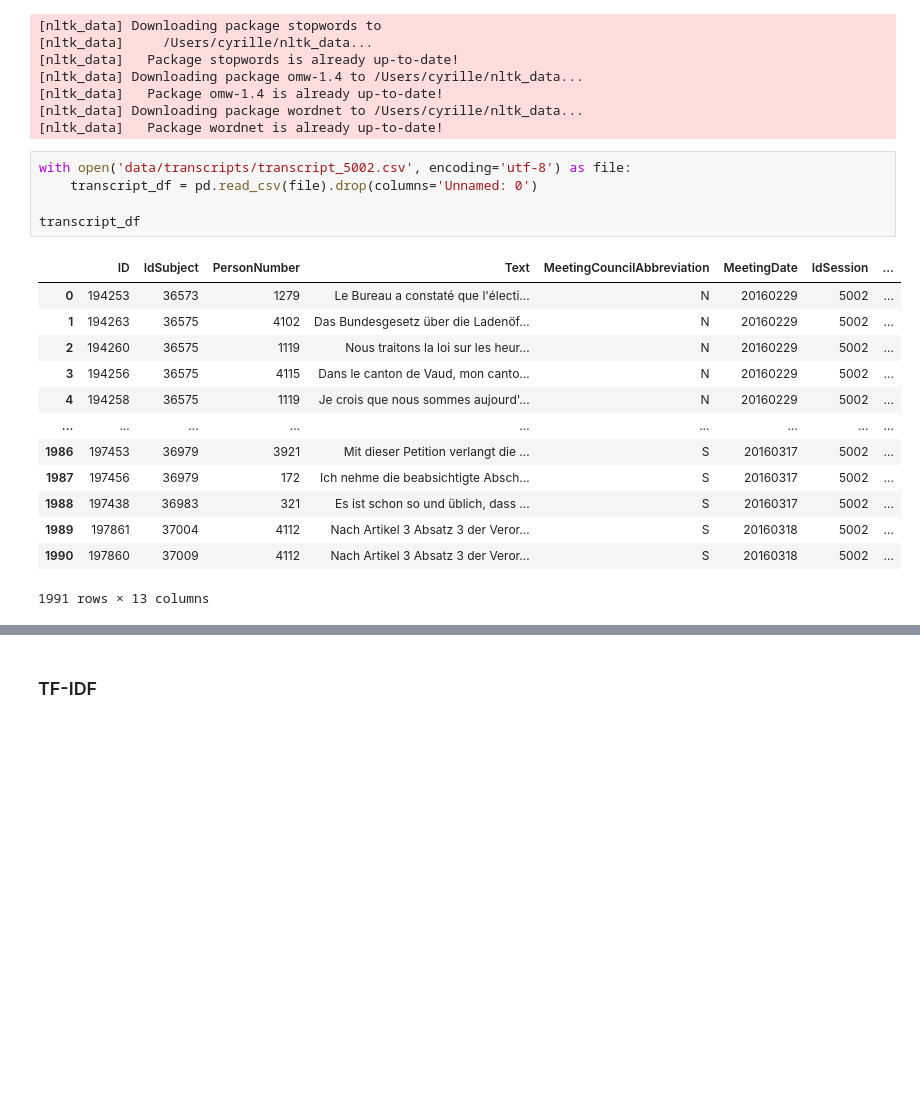
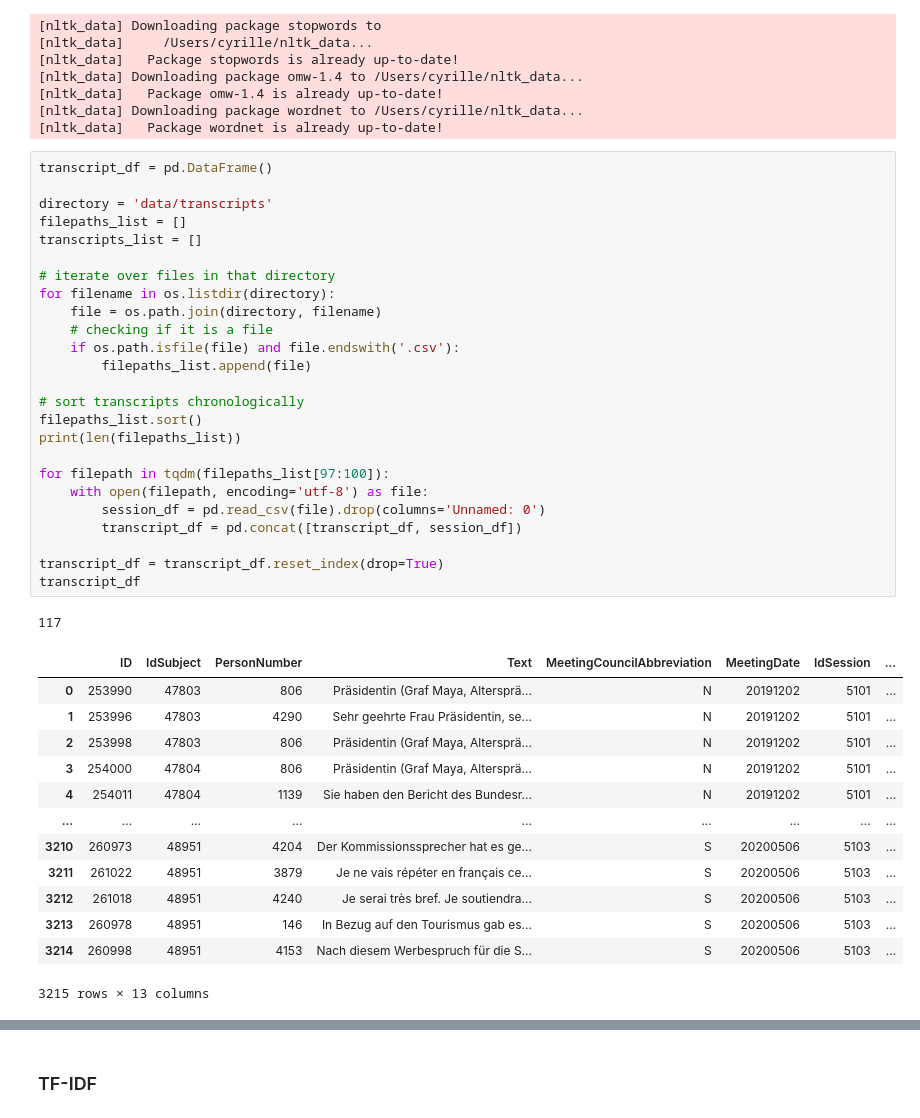
Before and after one commit to cgcrts/ef23_discours, a Jupyter notebook: topic_processing.ipynb, the cells around one changed output, grey strips where cells are left out. Saved outputs shown, nothing was run; the diff lists cells and outputs as text; blank space fills up the shorter version.

```diff
--- a/topic_processing.ipynb
+++ b/topic_processing.ipynb
@@ -48,22 +70,43 @@ wn = nltk.WordNetLemmatizer()
 [nltk_data] Downloading package wordnet to /Users/cyrille/nltk_data...
 [nltk_data]   Package wordnet is already up-to-date!
 # %%
-with open('data/transcripts/transcript_5002.csv', encoding='utf-8') as file:
-    transcript_df = pd.read_csv(file).drop(columns='Unnamed: 0')
+transcript_df = pd.DataFrame()
 
+directory = 'data/transcripts'
+filepaths_list = []
+transcripts_list = []
+
+# iterate over files in that directory
+for filename in os.listdir(directory):
+    file = os.path.join(directory, filename)
+    # checking if it is a file
+    if os.path.isfile(file) and file.endswith('.csv'):
+        filepaths_list.append(file)
+
+# sort transcripts chronologically
+filepaths_list.sort()
+print(len(filepaths_list))
+
+for filepath in tqdm(filepaths_list[97:100]):
+    with open(filepath, encoding='utf-8') as file:
+        session_df = pd.read_csv(file).drop(columns='Unnamed: 0')
+        transcript_df = pd.concat([transcript_df, session_df])
+
+transcript_df = transcript_df.reset_index(drop=True)
 transcript_df
 # %% [output]
+117
 |  | ID | IdSubject | PersonNumber | Text | MeetingCouncilAbbreviation | MeetingDate | IdSession | ... |
-| 0 | 194253 | 36573 | 1279 | Le Bureau a constaté que l'électi... | N | 20160229 | 5002 | ... |
-| 1 | 194263 | 36575 | 4102 | Das Bundesgesetz über die Ladenöf... | N | 20160229 | 5002 | ... |
-| 2 | 194260 | 36575 | 1119 | Nous traitons la loi sur les heur... | N | 20160229 | 5002 | ... |
-| 3 | 194256 | 36575 | 4115 | Dans le canton de Vaud, mon canto... | N | 20160229 | 5002 | ... |
-| 4 | 194258 | 36575 | 1119 | Je crois que nous sommes aujourd'... | N | 20160229 | 5002 | ... |
+| 0 | 253990 | 47803 | 806 | Präsidentin (Graf Maya, Altersprä... | N | 20191202 | 5101 | ... |
+| 1 | 253996 | 47803 | 4290 | Sehr geehrte Frau Präsidentin, se... | N | 20191202 | 5101 | ... |
+| 2 | 253998 | 47803 | 806 | Präsidentin (Graf Maya, Altersprä... | N | 20191202 | 5101 | ... |
+| 3 | 254000 | 47804 | 806 | Präsidentin (Graf Maya, Altersprä... | N | 20191202 | 5101 | ... |
+| 4 | 254011 | 47804 | 1139 | Sie haben den Bericht des Bundesr... | N | 20191202 | 5101 | ... |
 | ... | ... | ... | ... | ... | ... | ... | ... | ... |
-| 1986 | 197453 | 36979 | 3921 | Mit dieser Petition verlangt die ... | S | 20160317 | 5002 | ... |
-| 1987 | 197456 | 36979 | 172 | Ich nehme die beabsichtigte Absch... | S | 20160317 | 5002 | ... |
-| 1988 | 197438 | 36983 | 321 | Es ist schon so und üblich, dass ... | S | 20160317 | 5002 | ... |
-| 1989 | 197861 | 37004 | 4112 | Nach Artikel 3 Absatz 3 der Veror... | S | 20160318 | 5002 | ... |
-| 1990 | 197860 | 37009 | 4112 | Nach Artikel 3 Absatz 3 der Veror... | S | 20160318 | 5002 | ... |
+| 3210 | 260973 | 48951 | 4204 | Der Kommissionssprecher hat es ge... | S | 20200506 | 5103 | ... |
+| 3211 | 261022 | 48951 | 3879 | Je ne vais répéter en français ce... | S | 20200506 | 5103 | ... |
+| 3212 | 261018 | 48951 | 4240 | Je serai très bref. Je soutiendra... | S | 20200506 | 5103 | ... |
+| 3213 | 260978 | 48951 | 146 | In Bezug auf den Tourismus gab es... | S | 20200506 | 5103 | ... |
+| 3214 | 260998 | 48951 | 4153 | Nach diesem Werbespruch für die S... | S | 20200506 | 5103 | ... |
-1991 rows × 13 columns
+3215 rows × 13 columns
 # %%
```
Also changed, not shown: parts of 33 cells of this notebook.
